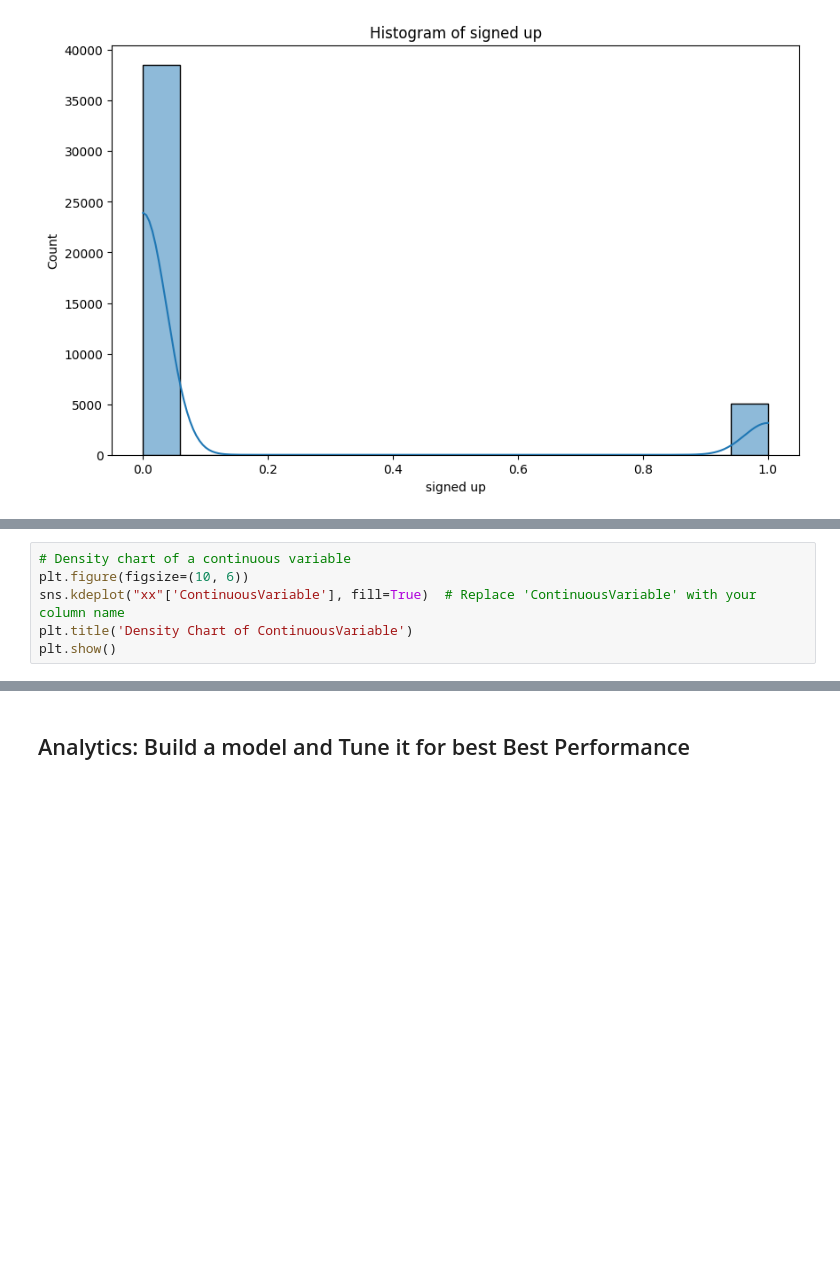
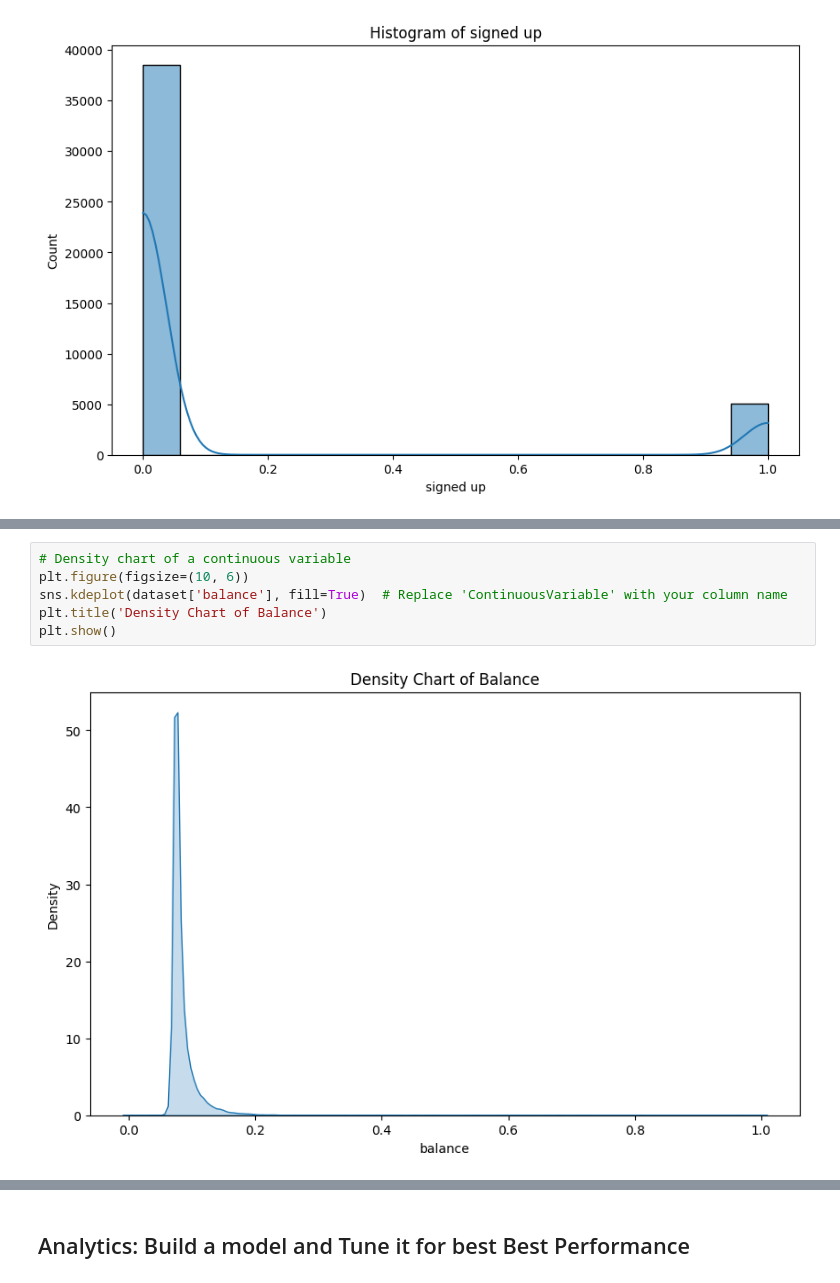
Before and after one commit to Honor06/ds1001_final_HH, a Jupyter notebook: ds1001_final/notebooks/Final_Project_Notebook.ipynb, the cells around one changed output, grey strips where cells are left out. Saved outputs shown, nothing was run; the diff lists cells and outputs as text; blank space fills up the shorter version.

```diff
--- a/ds1001_final/notebooks/Final_Project_Notebook.ipynb
+++ b/ds1001_final/notebooks/Final_Project_Notebook.ipynb
@@ -164,8 +200,10 @@ plt.show()
 # %%
 # Density chart of a continuous variable
 plt.figure(figsize=(10, 6))
-sns.kdeplot("xx"['ContinuousVariable'], fill=True)  # Replace 'ContinuousVariable' with your column name
-plt.title('Density Chart of ContinuousVariable')
+sns.kdeplot(dataset['balance'], fill=True)  # Replace 'ContinuousVariable' with your column name
+plt.title('Density Chart of Balance')
 plt.show()
+# %% [output]
+[figure, added]
 # %%
 #Correlation matrix, make sure to only include numeric variables
```
Also changed, not shown: parts of 26 cells of this notebook.
